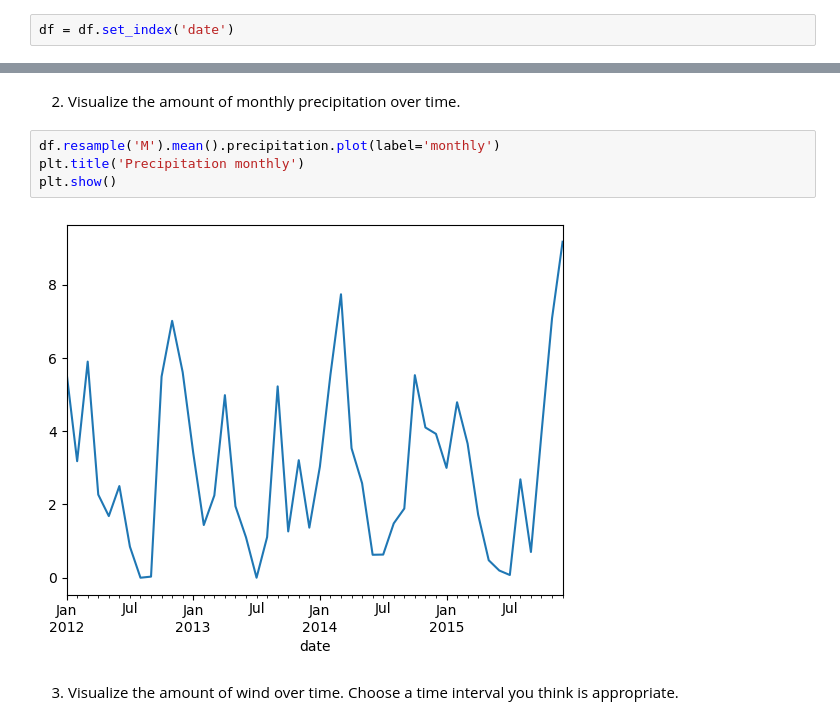
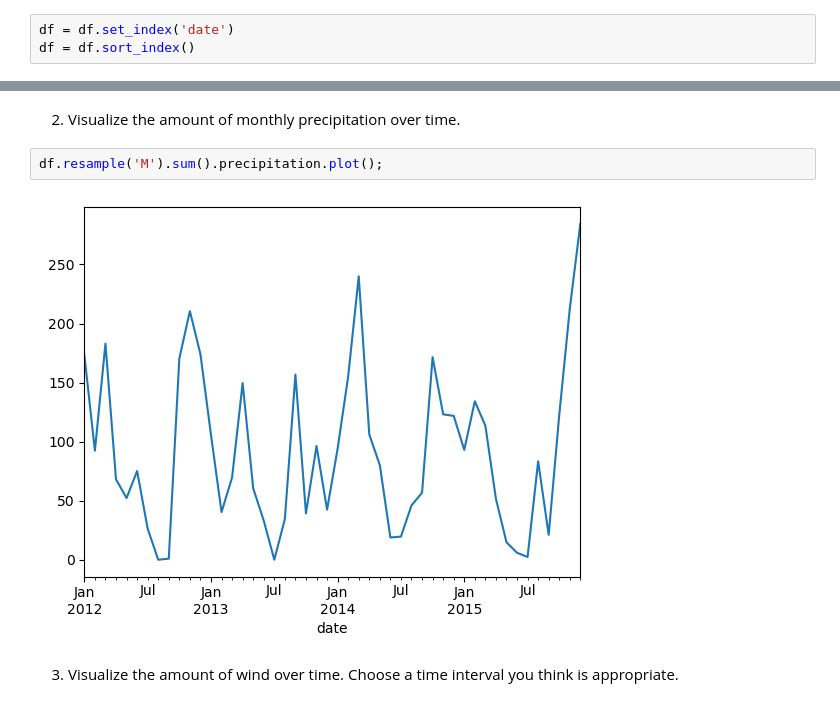
Before and after one commit to Keila-Camarillo/time_series_exercises, a Jupyter notebook: time_series.ipynb, the cells around one changed output, grey strips where cells are left out. Drawn from its saved outputs; the diff is of its cells as text.

```diff
--- a/time_series.ipynb
+++ b/time_series.ipynb
@@ -187,3 +188,4 @@ df.head()
 | 4 | 2012-01-05 | 1.3 | 8.9 | 2.8 | 6.1 | rain |
 # %%
 df = df.set_index('date')
+df = df.sort_index()
@@ -196,10 +196,8 @@ Timestamp('2015-12-31 00:00:00', freq='M')
 # %% [markdown]
 2. Visualize the amount of monthly precipitation over time.
 # %%
-df.resample('M').mean().precipitation.plot(label='monthly')
-plt.title('Precipitation monthly')
-plt.show()
+df.resample('M').sum().precipitation.plot();
 # %% [output]
-[figure, old version]
+[figure, new version]
 # %% [markdown]
 3. Visualize the amount of wind over time. Choose a time interval you think is appropriate.
```
Also changed, not shown: parts of 37 cells of this notebook.
